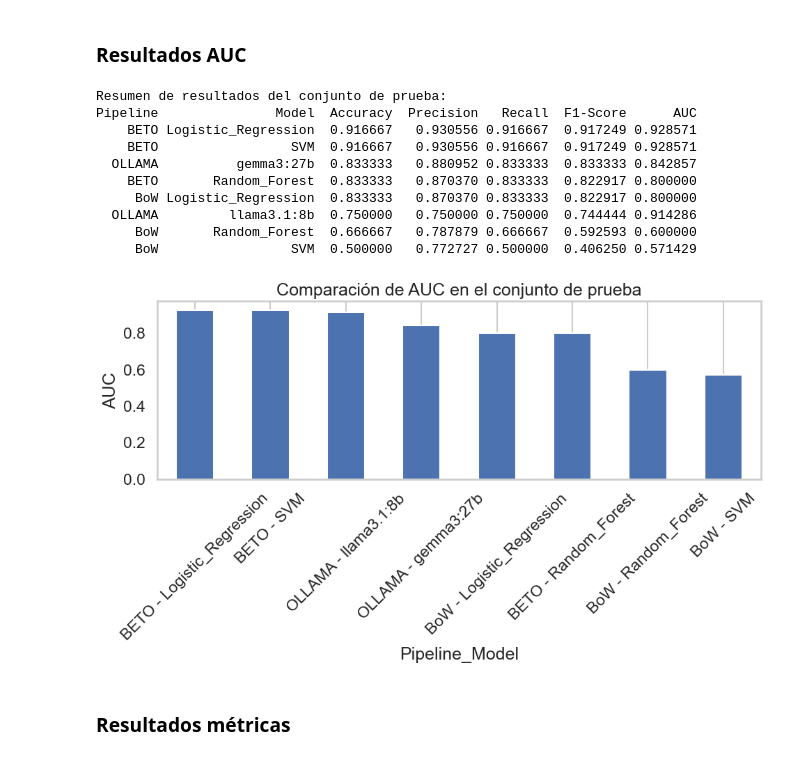
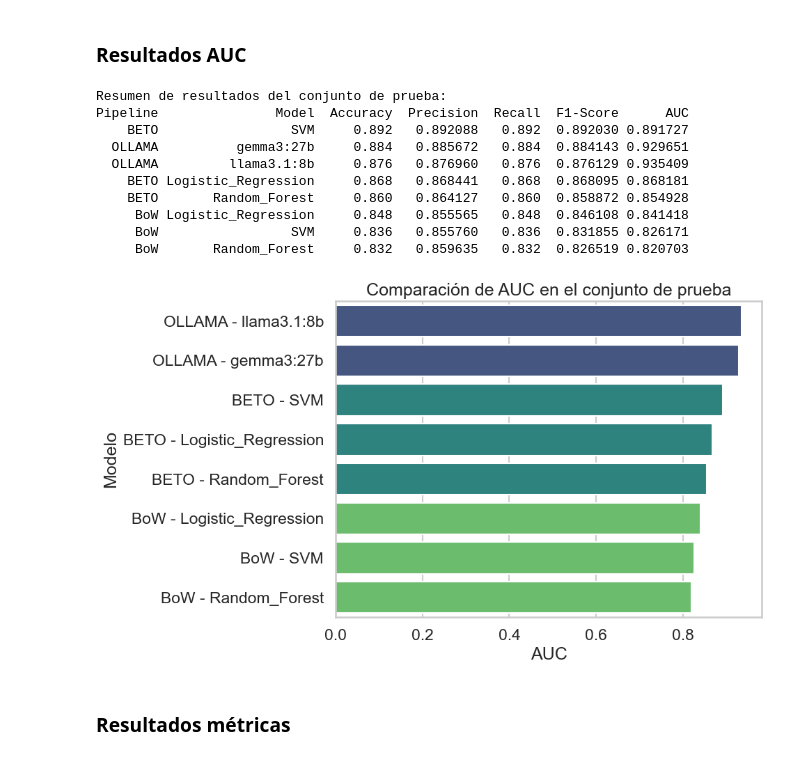
Before and after one commit to gusgoos/eating-disorder-tweet-detector, a Jupyter notebook: tweet_ed_disorder_classification.ipynb, the cells around one changed output. Drawn from its saved outputs; the diff is of its cells as text; code cells hidden in the pictures.

```diff
--- a/tweet_ed_disorder_classification.ipynb
+++ b/tweet_ed_disorder_classification.ipynb
@@ -1093,0 +995,7 @@ Mejor k para llama3.1:8b: 20
+# %%
+# PROCESAR PREDICCIONES NO VALIDAS
+y_true, y_prob = process_llm_broken_predictions(
+    df_llama3_1_8b_predictions,
+    "llama3_1_8b_prob_k30",
+    process_broken_prompt=1
+)
@@ -1122,9 +1048,7 @@ Pipeline               Model  Accuracy  Precision   Recall  F1-Score      AUC
 # %% [markdown]
 ## Test Set Evaluation
 # %%
-# =========================================
 # EVALUACIÓN CON TEST SET | CARGA DE DATOS
-# =========================================
 """
 Carga y codificación de etiquetas del conjunto de prueba (`test.csv`).
 Se asegura la misma codificación binaria usada en el conjunto de entrenamiento.
@@ -1132,7 +1056,6 @@ Autor(es):
     - Gustavo Téllez Mireles A01747114
 """
 df_test = pd.read_csv("test.csv")
-df_test = df_test.sample(frac=0.05, random_state=random_state).reset_index(drop=True)
 label_encoder_test = LabelEncoder()
 label_encoder_test.classes_ = np.array(['control', 'anorexia'])
 df_test['label_enc'] = label_encoder_test.transform(df_test['class'])
@@ -1265,10 +1182,7 @@ for model_file in model_files:
 # %% [output]
 === Evaluando modelos en conjunto de prueba ===
 # %%
-# =========================================
 # EVALUACION TEST SET (LLM)
-# =========================================
-
 """
 Carga y evaluación de los modelos gemma3:27b y llama3.1:8b sobre el conjunto de prueba.
 Se generan métricas de desempeño: Accuracy, Precision, Recall, F1-Score.
@@ -1284,10 +1198,9 @@ df_gemma3_27b_test_predictions = classify_with_ollama_model_contextual(
     df=df_test,
     model_name="gemma3:27b",
     prob_column_name="gemma3_27b_prob_test",
-    csv_cache_path="gemma3_27b_test_predictions.csv",
-    max_workers=10,
+    csv_cache_path="./LLM_files/gemma3_27b_test_predictions.csv",
+    max_workers=1,
     k_context_reset=gemma3_27b_best_k,
-    verbose=False
 )
 # Procesar predicciones no válidas
 # -1 Ignorar
@@ -1306,7 +1219,6 @@ prec = precision_score(y_true, y_pred, average="weighted", zero_division=0)
 rec = recall_score(y_true, y_pred, average="weighted", zero_division=0)
 f1 = f1_score(y_true, y_pred, average="weighted", zero_division=0)
 auc = roc_auc_score(y_true, y_prob)
-
 # Guardar resultados
 results_list_test.append({
     'Pipeline': "OLLAMA",
@@ -1323,10 +1238,9 @@ df_llama3_1_8b_test_predictions = classify_with_ollama_model_contextual(
     df=df_test,
     model_name="llama3.1:8b",
     prob_column_name="llama3_1_8b_prob_test",
-    csv_cache_path="llama3_1_8b_test_predictions.csv",
+    csv_cache_path="./LLM_files/llama3_1_8b_test_predictions.csv",
     max_workers=10,
     k_context_reset=llama3_1_8b_best_k,
-    verbose=False
 )
 
 # Procesar predicciones no válidas
@@ -1361,48 +1278,51 @@ results_list_test.append({
 # %% [markdown]
 ### Resultados AUC
 # %%
-# =========================================
 # GRÁFICAS DE RESULTADOS
-# =========================================
 """
 Genera gráficas de barras para comparar el rendimiento de los modelos en el conjunto de prueba.
 Autor(es):
     - Gustavo Téllez Mireles A01747114
     - Jorge Iván Rodríguez Reyes A01747131
     - Eduardo Francisco Lugo Quintana A01747490
 """
 
 # Resumen de resultados
 df_results_test = pd.DataFrame(results_list_test)
 print("\nResumen de resultados del conjunto de prueba:")
 print(df_results_test.sort_values(by='F1-Score', ascending=False).to_string(index=False))
 
 # Crear una nueva columna para mostrar "Pipeline - Model"
 df_results_test["Pipeline_Model"] = df_results_test["Pipeline"] + " - " + df_results_test["Model"]
 
 # Gráfica de barras para AUC con etiquetas compuestas
+df_sorted = df_results_test.sort_values(by='AUC', ascending=False)
 plt.figure(figsize=(10, 6))
-df_results_test.sort_values(by='AUC', ascending=False).plot(
-    kind='bar', x='Pipeline_Model', y='AUC', legend=False, ax=plt.gca()
+sns.barplot(
+    data=df_sorted,
+    y='Pipeline_Model',
+    x='AUC',
+    hue='Pipeline',
+    legend=False,
+    palette='viridis'
 )
-plt.title('Comparación de AUC en el conjunto de prueba')
-plt.ylabel('AUC')
-plt.xticks(rotation=45)
-plt.grid(axis='y')
+plt.title("Comparación de AUC en el conjunto de prueba")
+plt.xlabel("AUC")
+plt.ylabel("Modelo")
 plt.tight_layout()
 plt.show()
 # %% [output]
 Resumen de resultados del conjunto de prueba:
-Pipeline               Model  Accuracy  Precision   Recall  F1-Score      AUC
-    BETO Logistic_Regression  0.916667   0.930556 0.916667  0.917249 0.928571
-    BETO                 SVM  0.916667   0.930556 0.916667  0.917249 0.928571
-  OLLAMA          gemma3:27b  0.833333   0.880952 0.833333  0.833333 0.842857
-    BETO       Random_Forest  0.833333   0.870370 0.833333  0.822917 0.800000
-     BoW Logistic_Regression  0.833333   0.870370 0.833333  0.822917 0.800000
-  OLLAMA         llama3.1:8b  0.750000   0.750000 0.750000  0.744444 0.914286
-     BoW       Random_Forest  0.666667   0.787879 0.666667  0.592593 0.600000
-     BoW                 SVM  0.500000   0.772727 0.500000  0.406250 0.571429
+Pipeline               Model  Accuracy  Precision  Recall  F1-Score      AUC
+    BETO                 SVM     0.892   0.892088   0.892  0.892030 0.891727
+  OLLAMA          gemma3:27b     0.884   0.885672   0.884  0.884143 0.929651
+  OLLAMA         llama3.1:8b     0.876   0.876960   0.876  0.876129 0.935409
+    BETO Logistic_Regression     0.868   0.868441   0.868  0.868095 0.868181
+    BETO       Random_Forest     0.860   0.864127   0.860  0.858872 0.854928
+     BoW Logistic_Regression     0.848   0.855565   0.848  0.846108 0.841418
+     BoW                 SVM     0.836   0.855760   0.836  0.831855 0.826171
+     BoW       Random_Forest     0.832   0.859635   0.832  0.826519 0.820703
-[figure, old version]
+[figure, new version]
 # %% [markdown]
 ### Resultados métricas
 # %%
```
Also changed, not shown: parts of 32 cells of this notebook, 1 other file.
